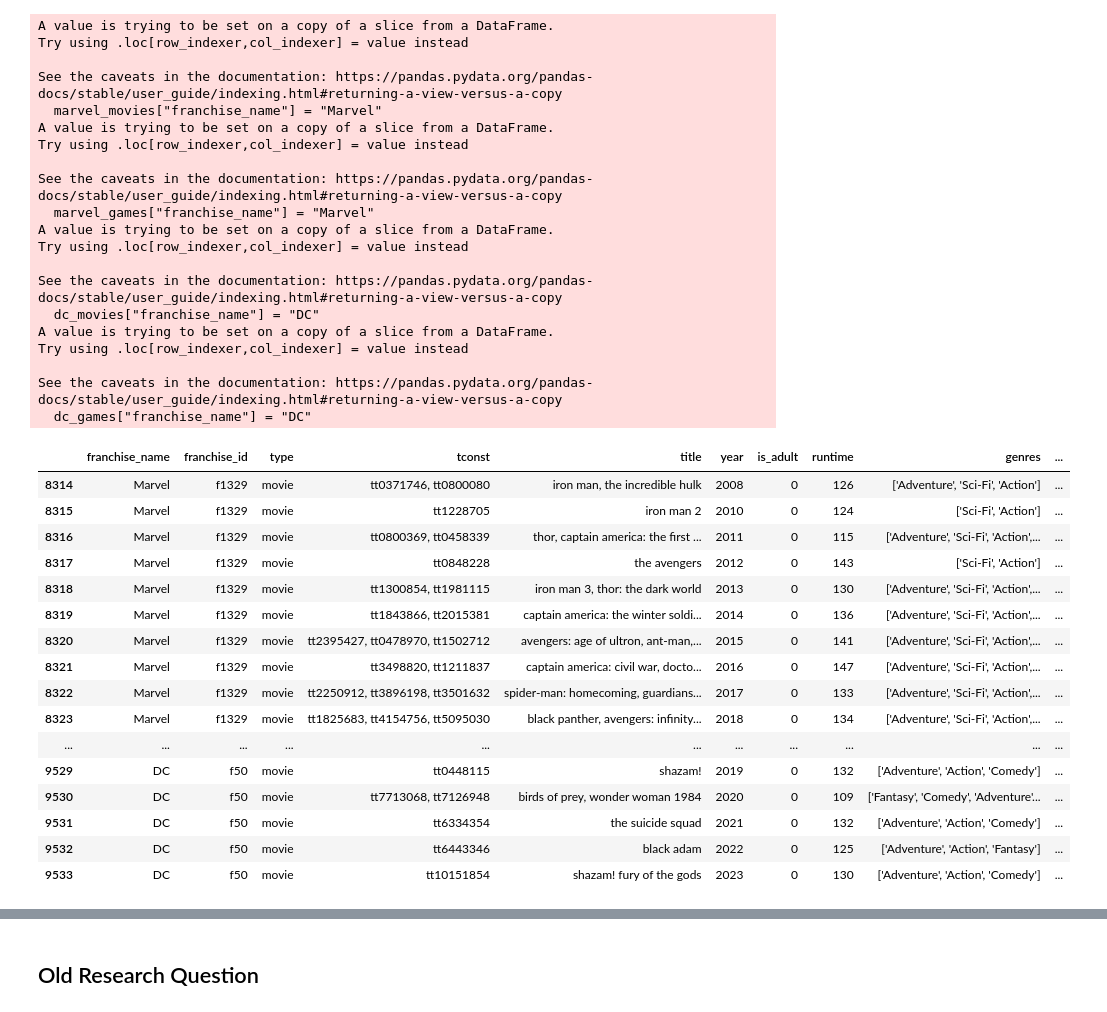
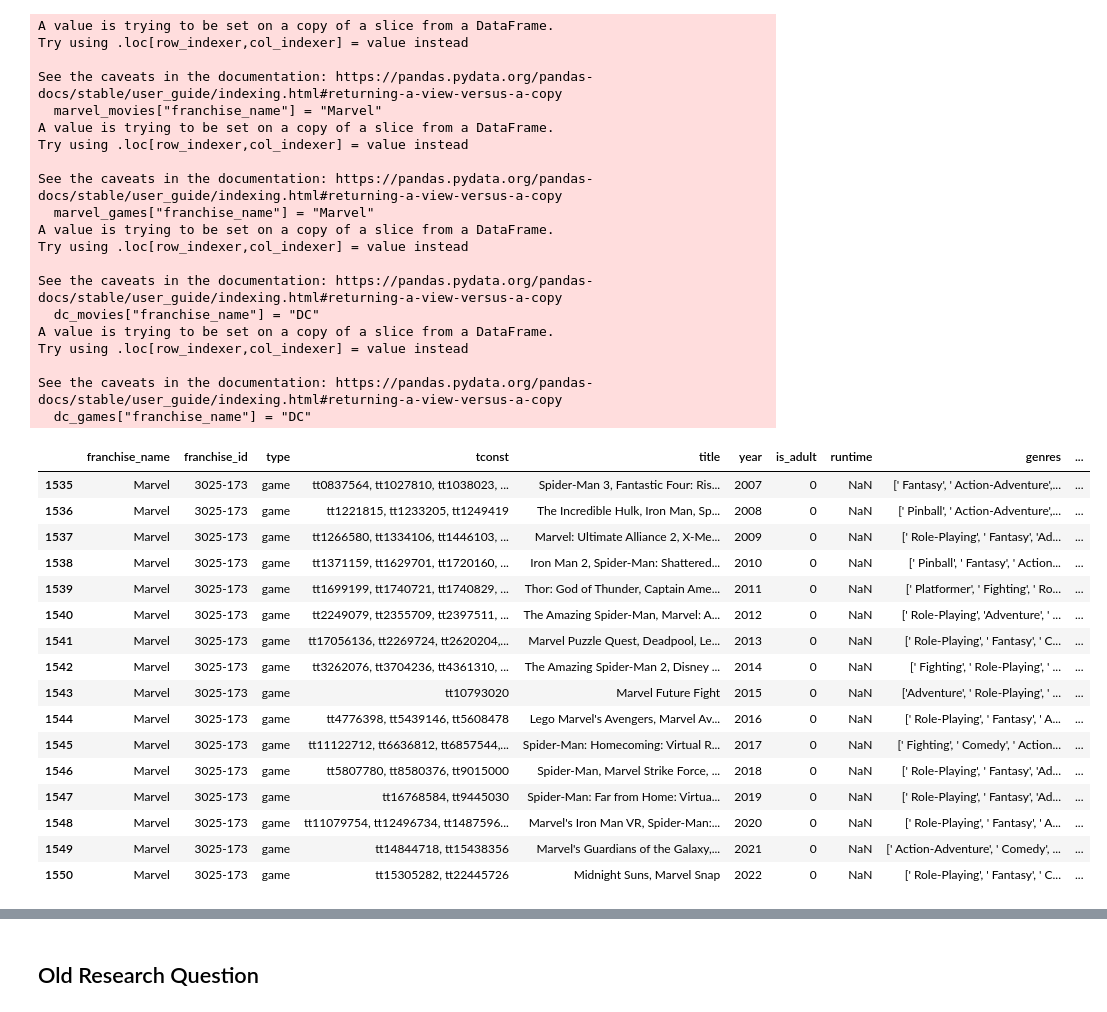
Before and after one commit to adambrennan150/Franchises, a Jupyter notebook: CaseStudy.ipynb, the cells around one changed output, grey strips where cells are left out. Cells and saved outputs as stored; diff of their text form; code cells hidden in the pictures.

```diff
--- a/CaseStudy.ipynb
+++ b/CaseStudy.ipynb
@@ -61,5 +65,25 @@ Try using .loc[row_indexer,col_indexer] = value instead
 
 See the caveats in the documentation: https://pandas.pydata.org/pandas-docs/stable/user_guide/indexing.html#returning-a-view-versus-a-copy
   dc_games["franchise_name"] = "DC"
+# %%
+marvel_games
+# %% [output]
+|  | franchise_name | franchise_id | type | tconst | title | year | is_adult | runtime | genres | ... |
+| 1535 | Marvel | 3025-173 | game | tt0837564, tt1027810, tt1038023, ... | Spider-Man 3, Fantastic Four: Ris... | 2007 | 0 | NaN | [' Fantasy', ' Action-Adventure',... | ... |
+| 1536 | Marvel | 3025-173 | game | tt1221815, tt1233205, tt1249419 | The Incredible Hulk, Iron Man, Sp... | 2008 | 0 | NaN | [' Pinball', ' Action-Adventure',... | ... |
+| 1537 | Marvel | 3025-173 | game | tt1266580, tt1334106, tt1446103, ... | Marvel: Ultimate Alliance 2, X-Me... | 2009 | 0 | NaN | [' Role-Playing', ' Fantasy', 'Ad... | ... |
+| 1538 | Marvel | 3025-173 | game | tt1371159, tt1629701, tt1720160, ... | Iron Man 2, Spider-Man: Shattered... | 2010 | 0 | NaN | [' Pinball', ' Fantasy', ' Action... | ... |
+| 1539 | Marvel | 3025-173 | game | tt1699199, tt1740721, tt1740829, ... | Thor: God of Thunder, Captain Ame... | 2011 | 0 | NaN | [' Platformer', ' Fighting', ' Ro... | ... |
+| 1540 | Marvel | 3025-173 | game | tt2249079, tt2355709, tt2397511, ... | The Amazing Spider-Man, Marvel: A... | 2012 | 0 | NaN | [' Role-Playing', 'Adventure', ' ... | ... |
+| 1541 | Marvel | 3025-173 | game | tt17056136, tt2269724, tt2620204,... | Marvel Puzzle Quest, Deadpool, Le... | 2013 | 0 | NaN | [' Role-Playing', ' Fantasy', ' C... | ... |
+| 1542 | Marvel | 3025-173 | game | tt3262076, tt3704236, tt4361310, ... | The Amazing Spider-Man 2, Disney ... | 2014 | 0 | NaN | [' Fighting', ' Role-Playing', ' ... | ... |
+| 1543 | Marvel | 3025-173 | game | tt10793020 | Marvel Future Fight | 2015 | 0 | NaN | ['Adventure', ' Role-Playing', ' ... | ... |
+| 1544 | Marvel | 3025-173 | game | tt4776398, tt5439146, tt5608478 | Lego Marvel's Avengers, Marvel Av... | 2016 | 0 | NaN | [' Role-Playing', ' Fantasy', ' A... | ... |
+| 1545 | Marvel | 3025-173 | game | tt11122712, tt6636812, tt6857544,... | Spider-Man: Homecoming: Virtual R... | 2017 | 0 | NaN | [' Fighting', ' Comedy', ' Action... | ... |
+| 1546 | Marvel | 3025-173 | game | tt5807780, tt8580376, tt9015000 | Spider-Man, Marvel Strike Force, ... | 2018 | 0 | NaN | [' Role-Playing', ' Fantasy', 'Ad... | ... |
+| 1547 | Marvel | 3025-173 | game | tt16768584, tt9445030 | Spider-Man: Far from Home: Virtua... | 2019 | 0 | NaN | [' Role-Playing', ' Fantasy', 'Ad... | ... |
+| 1548 | Marvel | 3025-173 | game | tt11079754, tt12496734, tt1487596... | Marvel's Iron Man VR, Spider-Man:... | 2020 | 0 | NaN | [' Role-Playing', ' Fantasy', ' A... | ... |
+| 1549 | Marvel | 3025-173 | game | tt14844718, tt15438356 | Marvel's Guardians of the Galaxy,... | 2021 | 0 | NaN | [' Action-Adventure', ' Comedy', ... | ... |
+| 1550 | Marvel | 3025-173 | game | tt15305282, tt22445726 | Midnight Suns, Marvel Snap | 2022 | 0 | NaN | [' Role-Playing', ' Fantasy', ' C... | ... |
 # %%
 dc_colour = "black"
@@ -67,23 +92,3 @@ marvel_colour = "red"
 # %%
 movies_df = pd.concat([marvel_movies, dc_movies], axis = 0)
 games_df = pd.concat([marvel_games, dc_games], axis = 0)
-# %%
-movies_df
-# %% [output]
-|  | franchise_name | franchise_id | type | tconst | title | year | is_adult | runtime | genres | ... |
-| 8314 | Marvel | f1329 | movie | tt0371746, tt0800080 | iron man, the incredible hulk | 2008 | 0 | 126 | ['Adventure', 'Sci-Fi', 'Action'] | ... |
-| 8315 | Marvel | f1329 | movie | tt1228705 | iron man 2 | 2010 | 0 | 124 | ['Sci-Fi', 'Action'] | ... |
-| 8316 | Marvel | f1329 | movie | tt0800369, tt0458339 | thor, captain america: the first ... | 2011 | 0 | 115 | ['Adventure', 'Sci-Fi', 'Action',... | ... |
-| 8317 | Marvel | f1329 | movie | tt0848228 | the avengers | 2012 | 0 | 143 | ['Sci-Fi', 'Action'] | ... |
-| 8318 | Marvel | f1329 | movie | tt1300854, tt1981115 | iron man 3, thor: the dark world | 2013 | 0 | 130 | ['Adventure', 'Sci-Fi', 'Action',... | ... |
-| 8319 | Marvel | f1329 | movie | tt1843866, tt2015381 | captain america: the winter soldi... | 2014 | 0 | 136 | ['Adventure', 'Sci-Fi', 'Action',... | ... |
-| 8320 | Marvel | f1329 | movie | tt2395427, tt0478970, tt1502712 | avengers: age of ultron, ant-man,... | 2015 | 0 | 141 | ['Adventure', 'Sci-Fi', 'Action',... | ... |
-| 8321 | Marvel | f1329 | movie | tt3498820, tt1211837 | captain america: civil war, docto... | 2016 | 0 | 147 | ['Adventure', 'Sci-Fi', 'Action',... | ... |
-| 8322 | Marvel | f1329 | movie | tt2250912, tt3896198, tt3501632 | spider-man: homecoming, guardians... | 2017 | 0 | 133 | ['Adventure', 'Sci-Fi', 'Action',... | ... |
-| 8323 | Marvel | f1329 | movie | tt1825683, tt4154756, tt5095030 | black panther, avengers: infinity... | 2018 | 0 | 134 | ['Adventure', 'Sci-Fi', 'Action',... | ... |
-| ... | ... | ... | ... | ... | ... | ... | ... | ... | ... | ... |
-| 9529 | DC | f50 | movie | tt0448115 | shazam! | 2019 | 0 | 132 | ['Adventure', 'Action', 'Comedy'] | ... |
-| 9530 | DC | f50 | movie | tt7713068, tt7126948 | birds of prey, wonder woman 1984 | 2020 | 0 | 109 | ['Fantasy', 'Comedy', 'Adventure'... | ... |
-| 9531 | DC | f50 | movie | tt6334354 | the suicide squad | 2021 | 0 | 132 | ['Adventure', 'Action', 'Comedy'] | ... |
-| 9532 | DC | f50 | movie | tt6443346 | black adam | 2022 | 0 | 125 | ['Adventure', 'Action', 'Fantasy'] | ... |
-| 9533 | DC | f50 | movie | tt10151854 | shazam! fury of the gods | 2023 | 0 | 130 | ['Adventure', 'Action', 'Comedy'] | ... |
```
Also changed, not shown: parts of 16 cells of this notebook.
